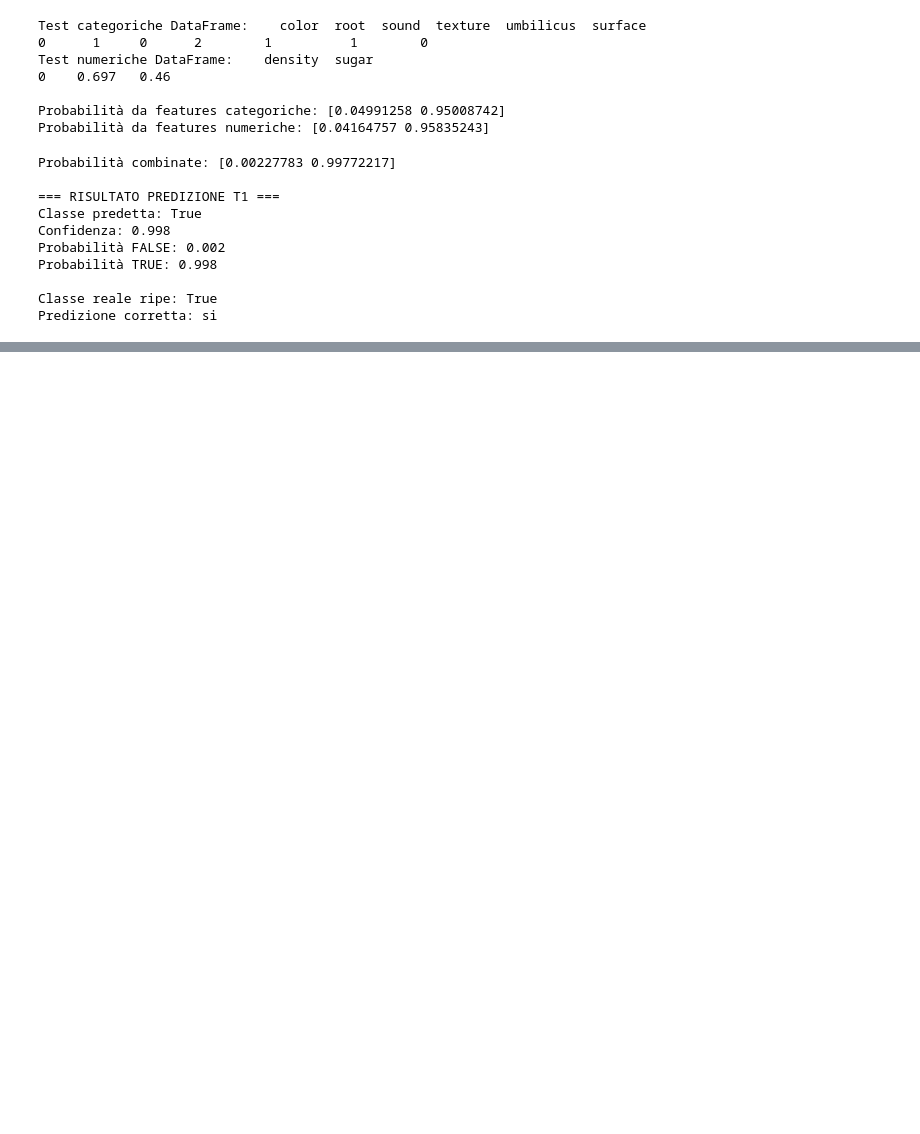
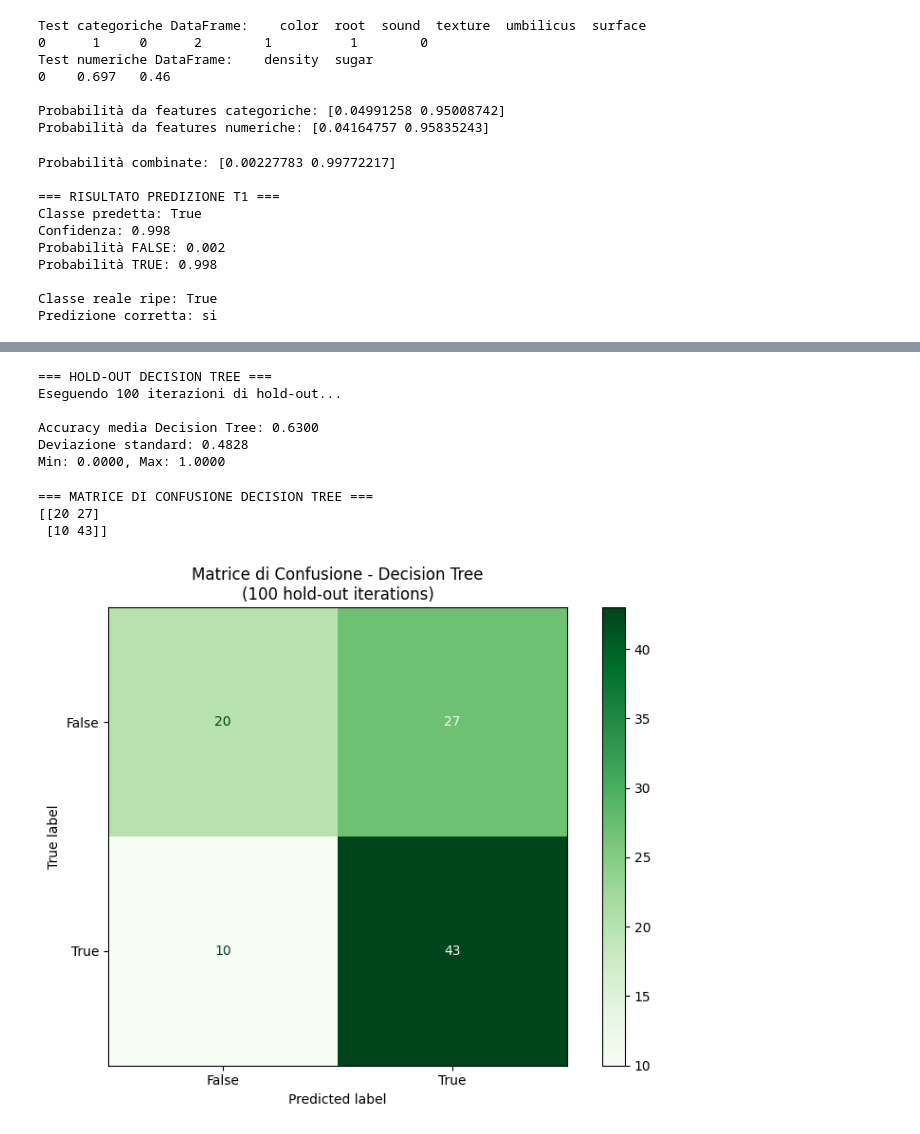
Before and after one commit to RaffaeleMelluso/AAUT, a Jupyter notebook: 3-naive_bayes/classification_watermelon_NB_aa_2025_26.ipynb, the cells around one changed output, grey strips where cells are left out. Cells and saved outputs as stored; diff of their text form; code cells hidden in the pictures; blank space fills up the shorter version.

```diff
--- a/3-naive_bayes/classification_watermelon_NB_aa_2025_26.ipynb
+++ b/3-naive_bayes/classification_watermelon_NB_aa_2025_26.ipynb
@@ -231,0 +337,69 @@ Predizione corretta: si
+# %%
+# Ripeti hold-out per Decision Tree
+np.random.seed(42)  # Stesso seed per confronto equo
+
+dt_accuracies = []
+dt_predictions_all = []
+dt_true_labels_all = []
+dt_probabilities_all = []
+
+print("=== HOLD-OUT DECISION TREE ===")
+print(f"Eseguendo {n_iterations} iterazioni di hold-out...\n")
+
+# Prepara features complete (categoriche + numeriche)
+X_complete = pd.concat([X_cat_encoded, X_numerical], axis=1)
+
+for i in range(n_iterations):
+    # 1. Estrai stesso indice di test usato per NB
+    test_idx = np.random.randint(0, len(dataset))
+    train_idx = [idx for idx in range(len(dataset)) if idx != test_idx]
+
+    # 2. Split train/test
+    X_train = X_complete.iloc[train_idx]
+    X_test = X_complete.iloc[[test_idx]]
+    y_train = y_encoded[train_idx]
+    y_test = y_encoded[[test_idx]]
+
+    # 3. Addestra Decision Tree
+    dt = DecisionTreeClassifier(random_state=42, max_depth=5)
+    dt.fit(X_train, y_train)
+
+    # 4. Predizione
+    prediction = dt.predict(X_test)[0]
+    prob = dt.predict_proba(X_test)[0]
+
+    # 5. Salva risultati
+    dt_accuracies.append(1 if prediction == y_test[0] else 0)
+    dt_predictions_all.append(prediction)
+    dt_true_labels_all.append(y_test[0])
+    dt_probabilities_all.append(prob[1])
+
+dt_accuracies = np.array(dt_accuracies)
+print(f"Accuracy media Decision Tree: {dt_accuracies.mean():.4f}")
+print(f"Deviazione standard: {dt_accuracies.std():.4f}")
+print(f"Min: {dt_accuracies.min():.4f}, Max: {dt_accuracies.max():.4f}")
+# %% [output]
+=== HOLD-OUT DECISION TREE ===
+Eseguendo 100 iterazioni di hold-out...
+
+Accuracy media Decision Tree: 0.6300
+Deviazione standard: 0.4828
+Min: 0.0000, Max: 1.0000
+# %%
+# Matrice di confusione Decision Tree
+cm_dt = confusion_matrix(dt_true_labels_all, dt_predictions_all)
+print("\n=== MATRICE DI CONFUSIONE DECISION TREE ===")
+print(cm_dt)
+
+fig, ax = plt.subplots(figsize=(8, 6))
+disp = ConfusionMatrixDisplay(confusion_matrix=cm_dt,
+                              display_labels=y_encoder.classes_)
+disp.plot(ax=ax, cmap='Greens', values_format='d')
+plt.title(f'Matrice di Confusione - Decision Tree\n({n_iterations} hold-out iterations)')
+plt.tight_layout()
+plt.show()
+# %% [output]
+=== MATRICE DI CONFUSIONE DECISION TREE ===
+[[20 27]
+ [10 43]]
+[figure, added]
```
Also changed, not shown: parts of 11 cells of this notebook, 1 other file.
